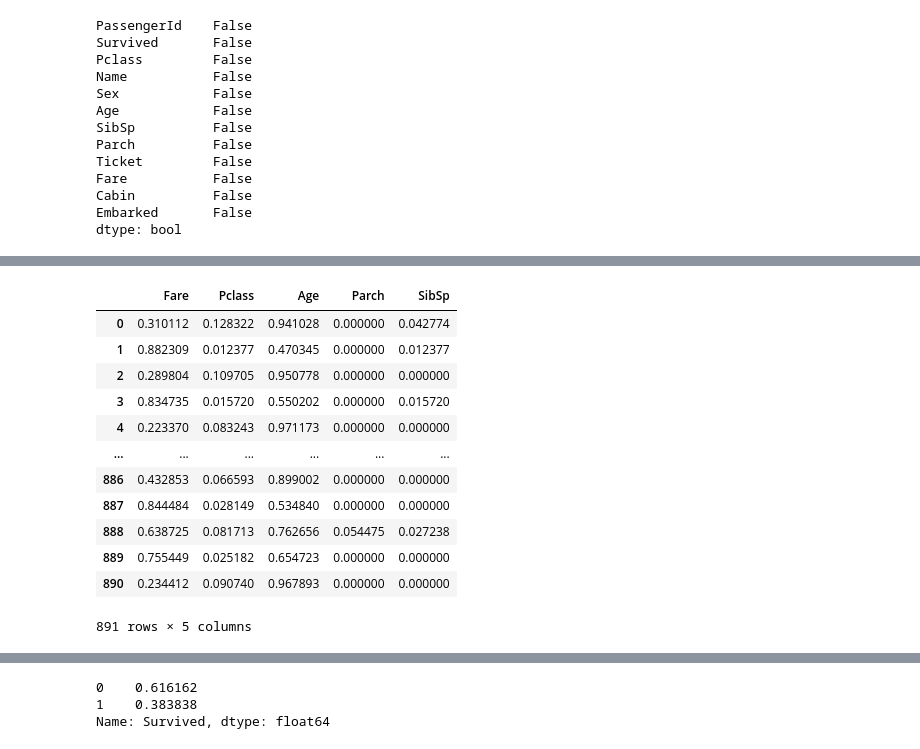
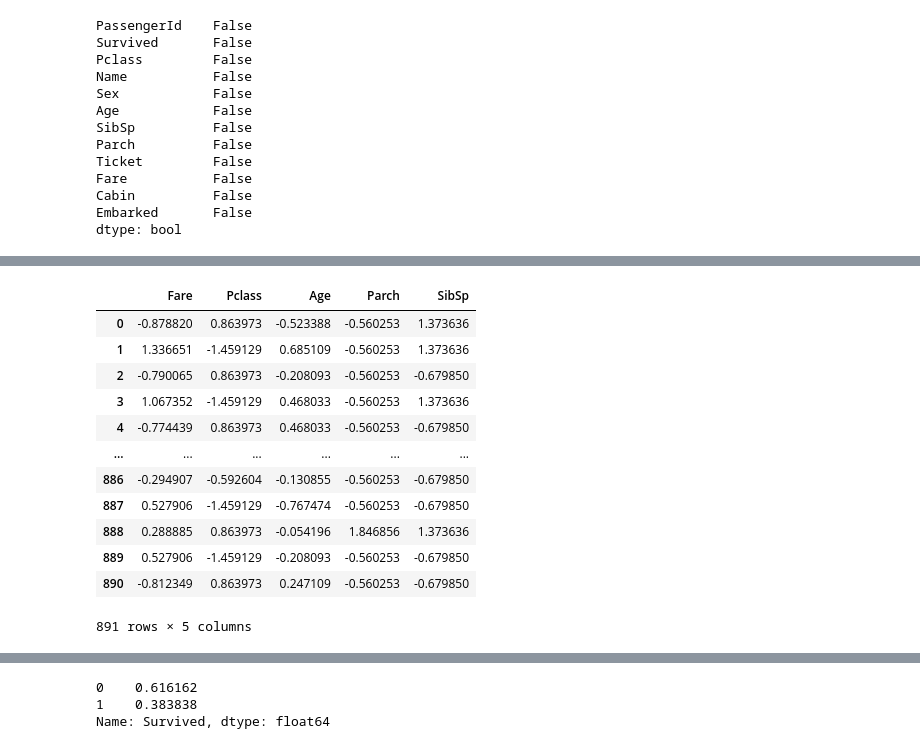
Before and after one commit to mattgpaul/Titanic, a Jupyter notebook: titanic.ipynb, the cells around one changed output, grey strips where cells are left out. Saved outputs shown, nothing was run; the diff lists cells and outputs as text; code cells hidden in the pictures.

Commit message:
small increase to linsvc with power transformer

```diff
--- a/titanic.ipynb
+++ b/titanic.ipynb
@@ -155,26 +156,26 @@ encoded
 891 rows × 5 columns
 # %%
-nrml = Normalizer().fit(modeling_data[num_cols])
-normalized_numericals = nrml.transform(modeling_data[num_cols])
+pt = PowerTransformer().fit(modeling_data[num_cols])
+normalized_numericals = pt.transform(modeling_data[num_cols])
 normalized = pd.DataFrame(
     data=normalized_numericals,
     index=modeling_data.index,
     columns=num_cols
 )
 normalized
 # %% [output]
 |  | Fare | Pclass | Age | Parch | SibSp |
-| 0 | 0.310112 | 0.128322 | 0.941028 | 0.000000 | 0.042774 |
-| 1 | 0.882309 | 0.012377 | 0.470345 | 0.000000 | 0.012377 |
-| 2 | 0.289804 | 0.109705 | 0.950778 | 0.000000 | 0.000000 |
-| 3 | 0.834735 | 0.015720 | 0.550202 | 0.000000 | 0.015720 |
-| 4 | 0.223370 | 0.083243 | 0.971173 | 0.000000 | 0.000000 |
+| 0 | -0.878820 | 0.863973 | -0.523388 | -0.560253 | 1.373636 |
+| 1 | 1.336651 | -1.459129 | 0.685109 | -0.560253 | 1.373636 |
+| 2 | -0.790065 | 0.863973 | -0.208093 | -0.560253 | -0.679850 |
+| 3 | 1.067352 | -1.459129 | 0.468033 | -0.560253 | 1.373636 |
+| 4 | -0.774439 | 0.863973 | 0.468033 | -0.560253 | -0.679850 |
 | ... | ... | ... | ... | ... | ... |
-| 886 | 0.432853 | 0.066593 | 0.899002 | 0.000000 | 0.000000 |
-| 887 | 0.844484 | 0.028149 | 0.534840 | 0.000000 | 0.000000 |
-| 888 | 0.638725 | 0.081713 | 0.762656 | 0.054475 | 0.027238 |
-| 889 | 0.755449 | 0.025182 | 0.654723 | 0.000000 | 0.000000 |
-| 890 | 0.234412 | 0.090740 | 0.967893 | 0.000000 | 0.000000 |
+| 886 | -0.294907 | -0.592604 | -0.130855 | -0.560253 | -0.679850 |
+| 887 | 0.527906 | -1.459129 | -0.767474 | -0.560253 | -0.679850 |
+| 888 | 0.288885 | 0.863973 | -0.054196 | 1.846856 | 1.373636 |
+| 889 | 0.527906 | -1.459129 | -0.208093 | -0.560253 | -0.679850 |
+| 890 | -0.812349 | 0.863973 | 0.247109 | -0.560253 | -0.679850 |
 891 rows × 5 columns
 # %%
 modeling_data = pd.concat([normalized, encoded], axis=1)
```
Also changed, not shown: parts of 4 cells of this notebook.
